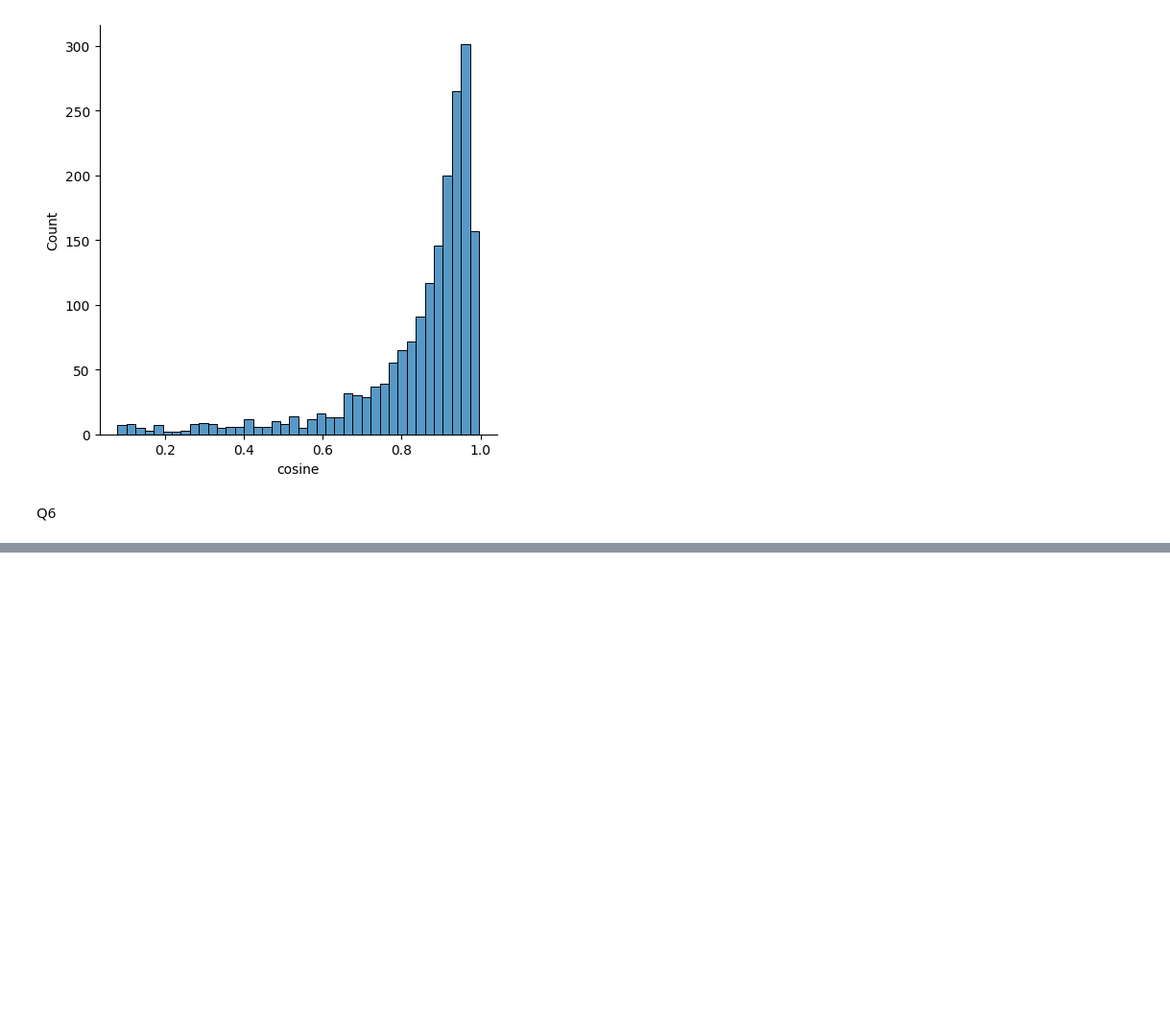
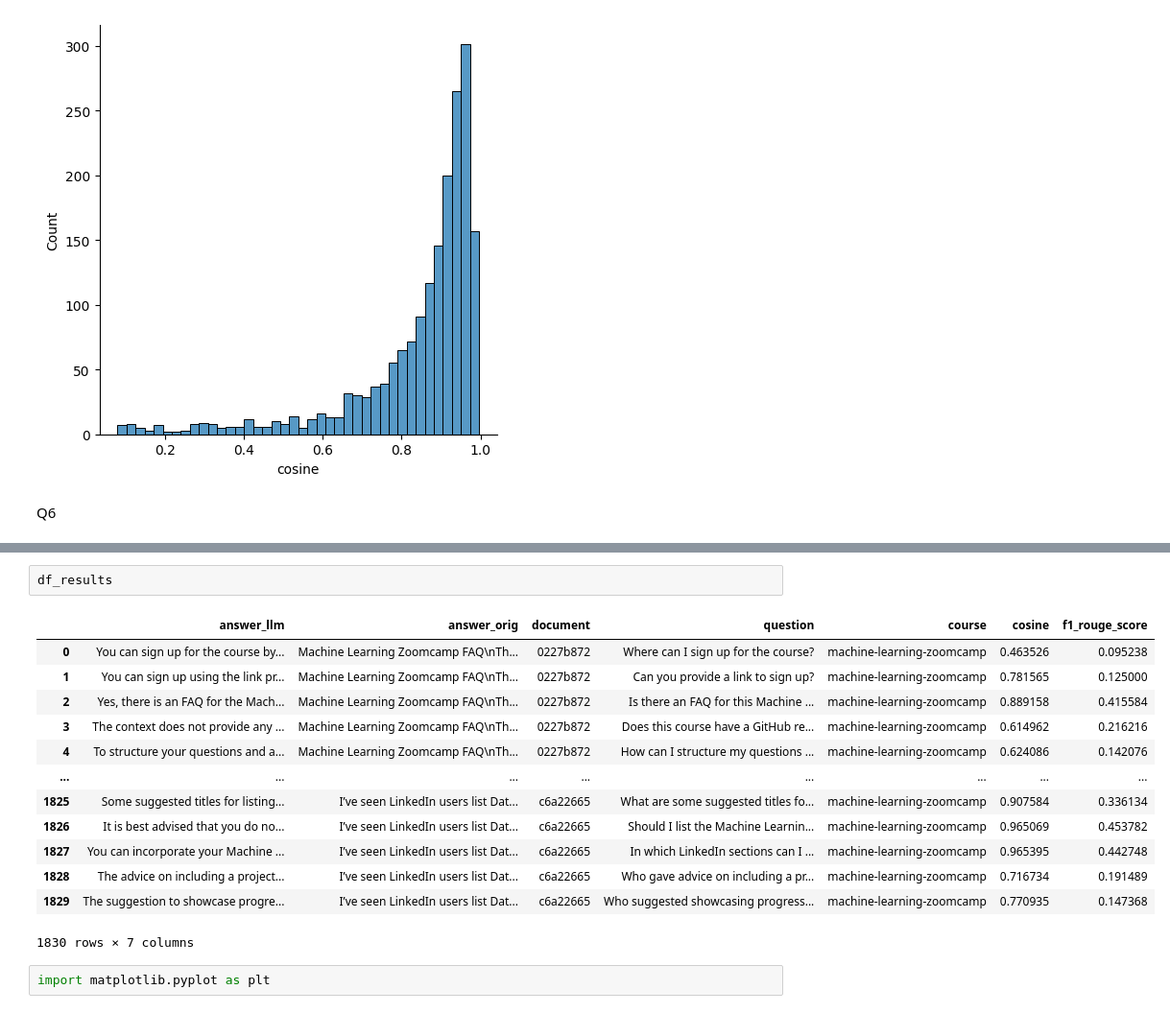
Before and after one commit to Maxkaizo/llm_2025, a Jupyter notebook: 03_evaluation/homework/notebook.ipynb, the cells around one changed output, grey strips where cells are left out. Shown at 96% size. Saved outputs shown, nothing was run; the diff lists cells and outputs as text; blank space fills up the shorter version.

```diff
--- a/03_evaluation/homework/notebook.ipynb
+++ b/03_evaluation/homework/notebook.ipynb
@@ -354,0 +432,18 @@ Q6
+# %%
+df_results
+# %% [output]
+|  | answer_llm | answer_orig | document | question | course | cosine | f1_rouge_score |
+| 0 | You can sign up for the course by... | Machine Learning Zoomcamp FAQ\nTh... | 0227b872 | Where can I sign up for the course? | machine-learning-zoomcamp | 0.463526 | 0.095238 |
+| 1 | You can sign up using the link pr... | Machine Learning Zoomcamp FAQ\nTh... | 0227b872 | Can you provide a link to sign up? | machine-learning-zoomcamp | 0.781565 | 0.125000 |
+| 2 | Yes, there is an FAQ for the Mach... | Machine Learning Zoomcamp FAQ\nTh... | 0227b872 | Is there an FAQ for this Machine ... | machine-learning-zoomcamp | 0.889158 | 0.415584 |
+| 3 | The context does not provide any ... | Machine Learning Zoomcamp FAQ\nTh... | 0227b872 | Does this course have a GitHub re... | machine-learning-zoomcamp | 0.614962 | 0.216216 |
+| 4 | To structure your questions and a... | Machine Learning Zoomcamp FAQ\nTh... | 0227b872 | How can I structure my questions ... | machine-learning-zoomcamp | 0.624086 | 0.142076 |
+| ... | ... | ... | ... | ... | ... | ... | ... |
+| 1825 | Some suggested titles for listing... | I’ve seen LinkedIn users list Dat... | c6a22665 | What are some suggested titles fo... | machine-learning-zoomcamp | 0.907584 | 0.336134 |
+| 1826 | It is best advised that you do no... | I’ve seen LinkedIn users list Dat... | c6a22665 | Should I list the Machine Learnin... | machine-learning-zoomcamp | 0.965069 | 0.453782 |
+| 1827 | You can incorporate your Machine ... | I’ve seen LinkedIn users list Dat... | c6a22665 | In which LinkedIn sections can I ... | machine-learning-zoomcamp | 0.965395 | 0.442748 |
+| 1828 | The advice on including a project... | I’ve seen LinkedIn users list Dat... | c6a22665 | Who gave advice on including a pr... | machine-learning-zoomcamp | 0.716734 | 0.191489 |
+| 1829 | The suggestion to showcase progre... | I’ve seen LinkedIn users list Dat... | c6a22665 | Who suggested showcasing progress... | machine-learning-zoomcamp | 0.770935 | 0.147368 |
+1830 rows × 7 columns
+# %%
+import matplotlib.pyplot as plt
```
Also changed, not shown: parts of 9 cells of this notebook, 2 other files.
